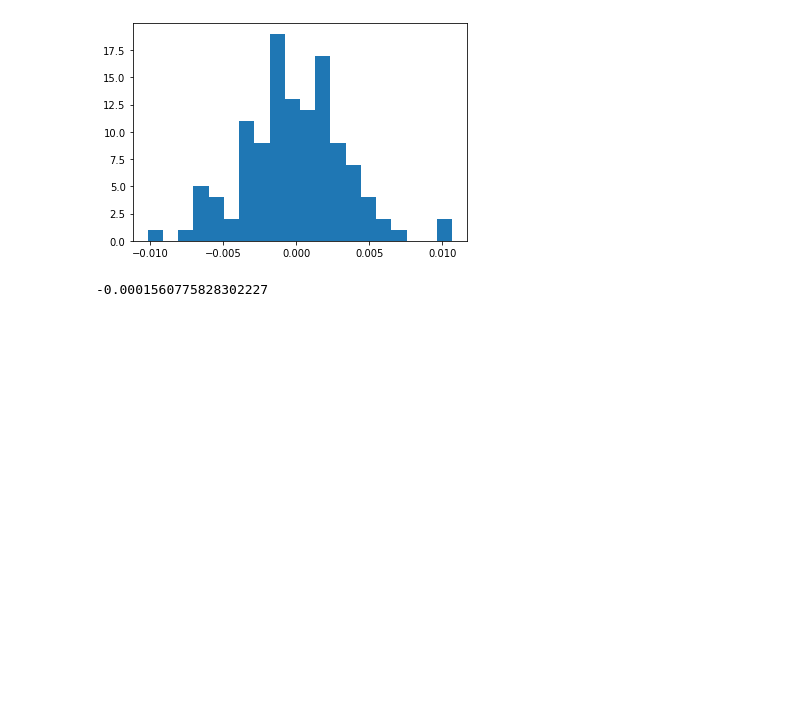
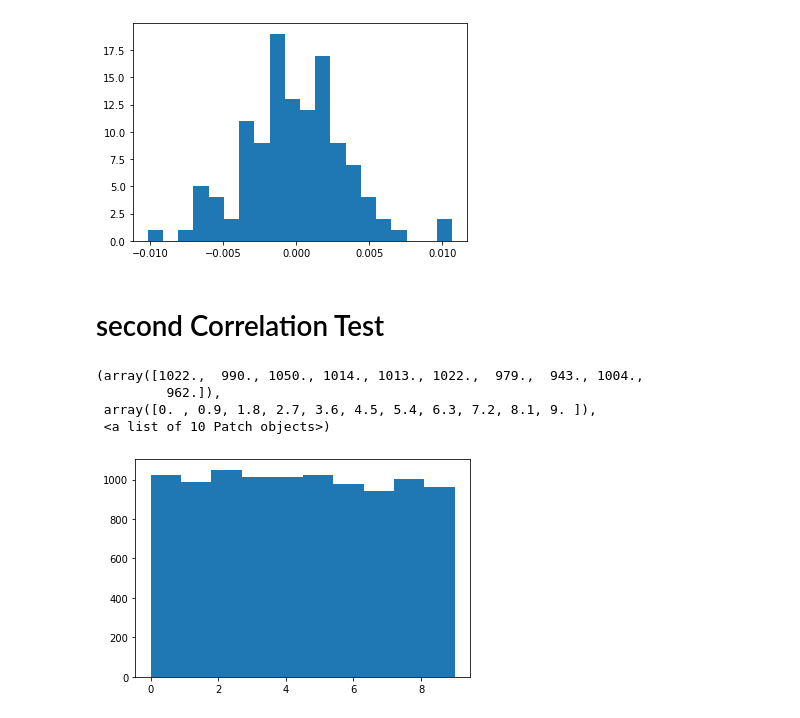
Before and after one commit to alifele/Montecarlo-and-Molecular-dynamics, a Jupyter notebook: Python/Random Numbers/Generating Random Numerrs.ipynb, the cells around one changed output. Saved outputs shown, nothing was run; the diff lists cells and outputs as text; code cells hidden in the pictures; blank space fills up the shorter version.

Commit message:
random numbers

```diff
--- a/Python/Random Numbers/Generating Random Numerrs.ipynb
+++ b/Python/Random Numbers/Generating Random Numerrs.ipynb
@@ -97,7 +97,22 @@ plt.hist(cor_data[:,1],bins=20)
          0.01067064]),
  <a list of 20 Patch objects>)
 [figure]
-# %%
-cor_data[:,1].mean()
-# %% [output]
--0.0001560775828302227
+# %% [markdown]
+# second Correlation Test
+# %%
+n = 100000
+rand_data=[]
+selected_rand = []
+for i in range(n):
+    rand_data.append(np.random.randint(10))
+for i in range(1,n):
+    if rand_data[i-1]==4:
+        selected_rand.append(rand_data[i])
+# %%
+plt.hist(selected_rand, bins=10)
+# %% [output]
+(array([1022.,  990., 1050., 1014., 1013., 1022.,  979.,  943., 1004.,
+         962.]),
+ array([0. , 0.9, 1.8, 2.7, 3.6, 4.5, 5.4, 6.3, 7.2, 8.1, 9. ]),
+ <a list of 10 Patch objects>)
+[figure, added]
```
Also changed, not shown: 2 other files.
